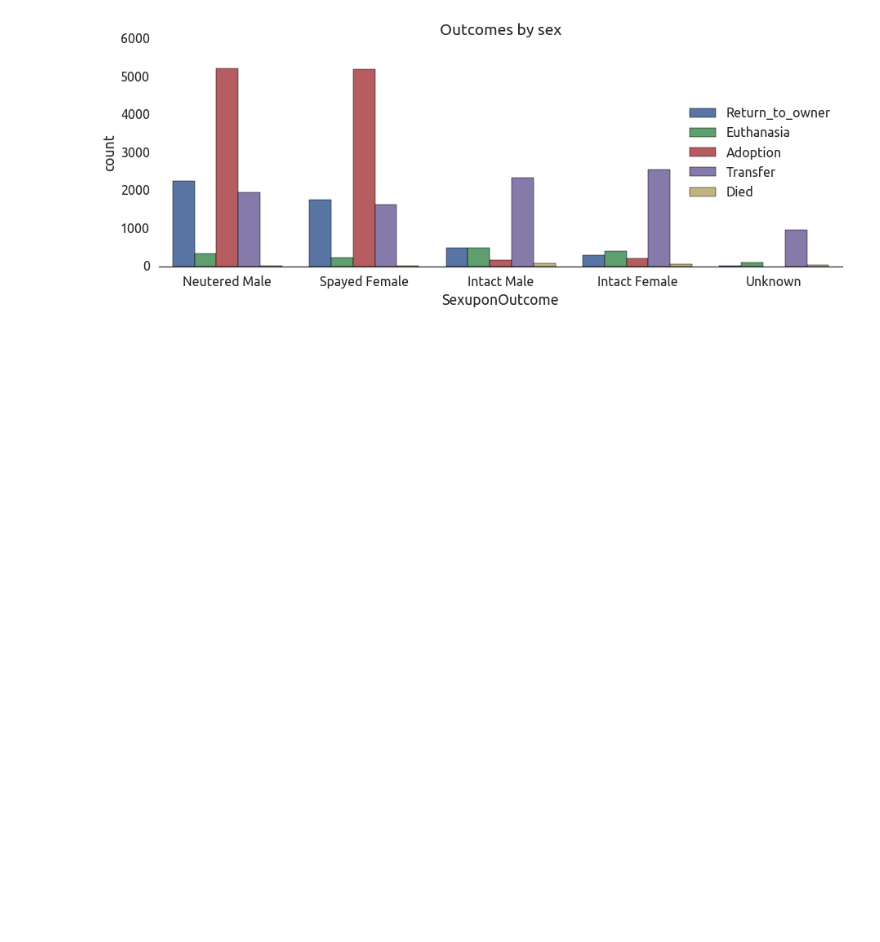
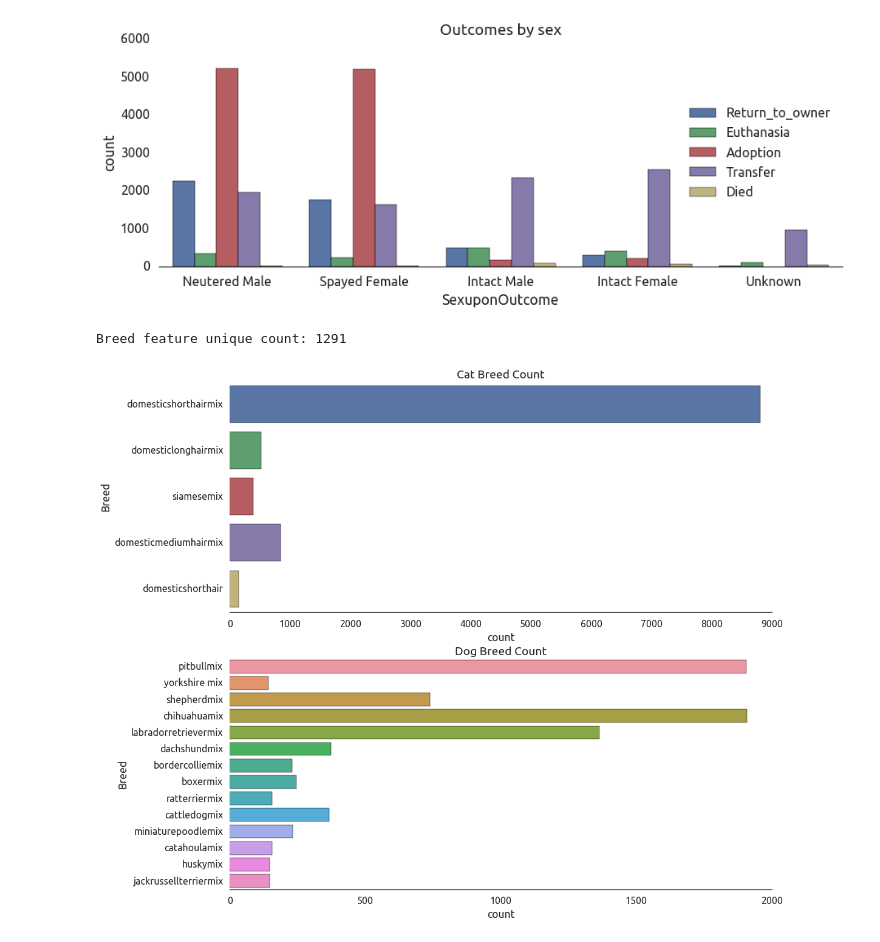
Before and after one commit to dlin17/w207_final, a Jupyter notebook: color.ipynb, the cells around one changed output. Drawn from its saved outputs; the diff is of its cells as text; code cells hidden in the pictures; blank space fills up the shorter version.

```diff
--- a/color.ipynb
+++ b/color.ipynb
@@ -227,3 +222,31 @@ plt.legend(loc='right')
 sns.despine(left=True)
 # %% [output]
 [figure]
+# %%
+##Exploring some of the breed features
+
+print 'Breed feature unique count:', len(all_train.groupby(['Breed'])['Breed'].nunique())
+
+all_train_cat = all_train[all_train['AnimalType']=='Cat']
+all_train_dog = all_train[all_train['AnimalType']=='Dog']
+
+pop_cat = list(all_train_cat['Breed'].value_counts()[all_train_cat['Breed'].value_counts() > 100].index)
+plot_cat = all_train_cat[all_train_cat['Breed'].isin(pop_cat)]
+
+pop_dog = list(all_train_dog['Breed'].value_counts()[all_train_dog['Breed'].value_counts() > 140].index)
+plot_dog = all_train_dog[all_train_dog['Breed'].isin(pop_dog)]
+
+plt.figure(figsize=(16,15))
+
+plt.subplot(2,1,1)
+sns.countplot(y='Breed', data=plot_cat)
+sns.plt.title('Cat Breed Count')
+
+plt.subplot(2,1,2)
+sns.countplot(y='Breed', data=plot_dog)
+plt.title('Dog Breed Count')
+
+sns.despine(left=True)
+# %% [output]
+Breed feature unique count: 1291
+[figure, added]
```
Also changed, not shown: parts of 11 cells of this notebook.
